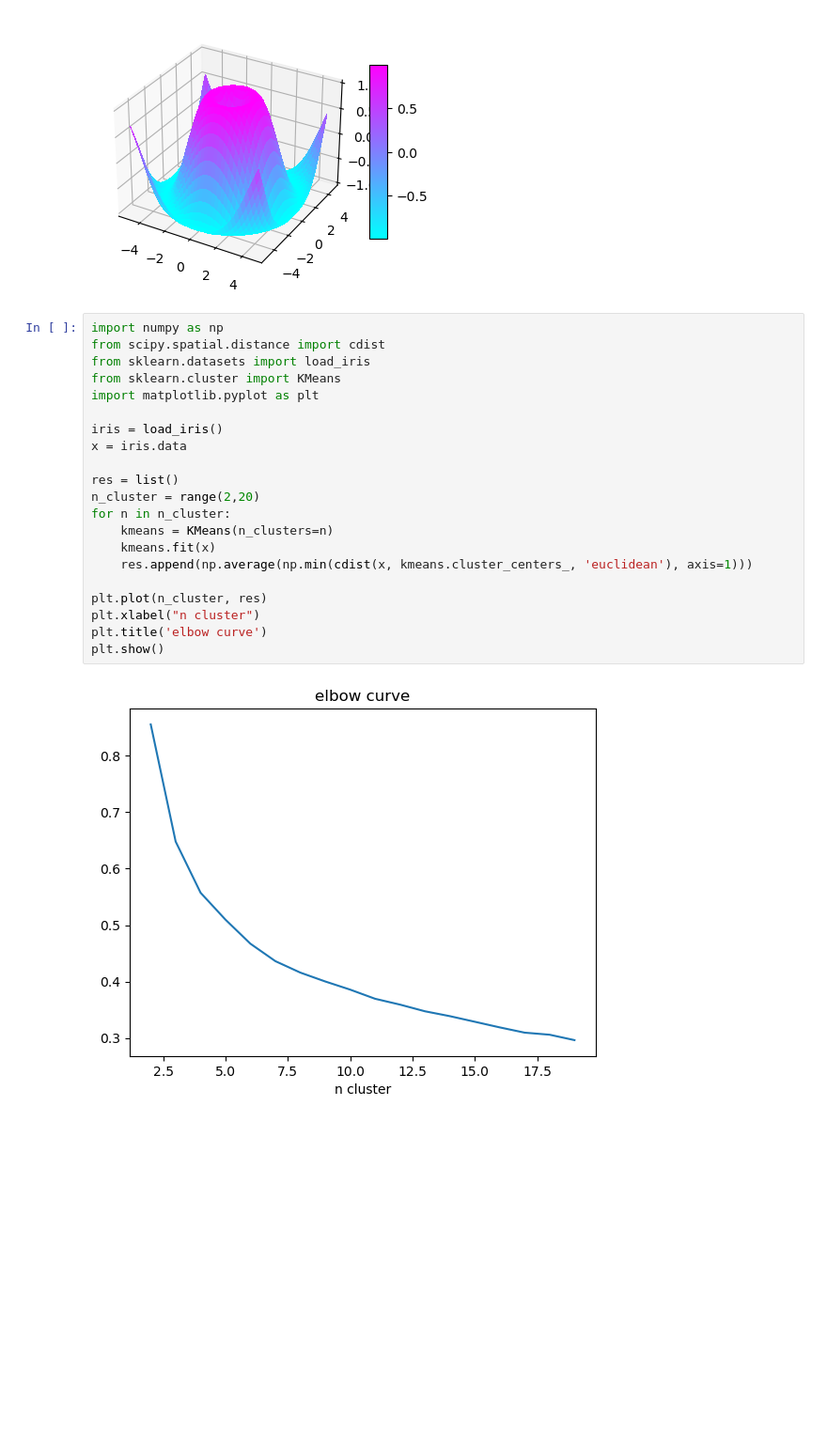
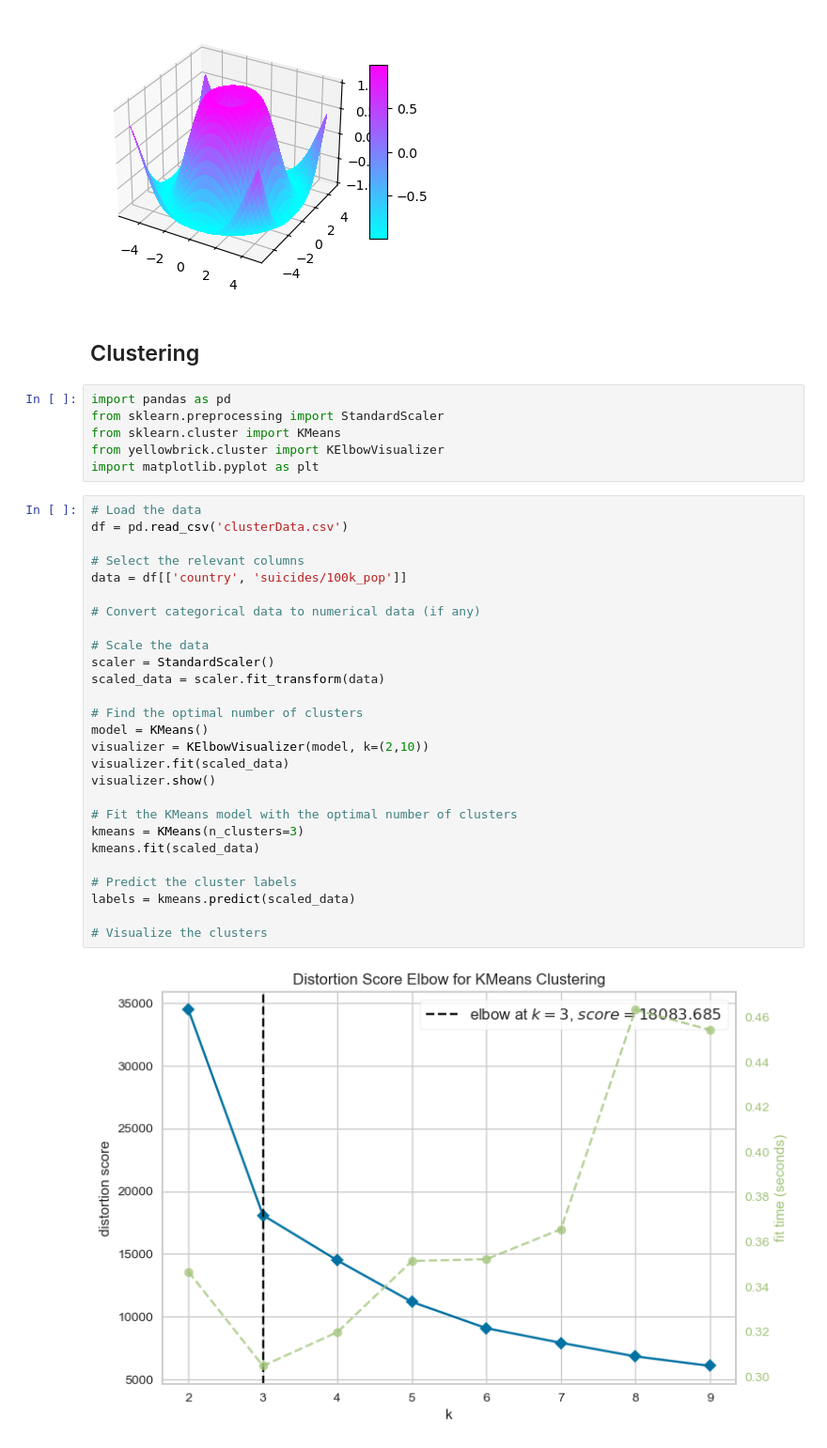
Before and after one commit to Dnezzhello/Suicide-Rates-, a Jupyter notebook: test.ipynb, the cells around one changed output. Shown: that part at 94% size. Cells and saved outputs as stored; diff of their text form; blank space fills up the shorter version.

```diff
--- a/test.ipynb
+++ b/test.ipynb
@@ -220,26 +220,40 @@ fig.colorbar(surf, shrink=0.5, aspect=10)
 plt.show()
 # %% [output]
 [figure]
-# %%
-import numpy as np
-from scipy.spatial.distance import cdist
-from sklearn.datasets import load_iris
-from sklearn.cluster import KMeans
-import matplotlib.pyplot as plt
-
-iris = load_iris()
-x = iris.data
-
-res = list()
-n_cluster = range(2,20)
-for n in n_cluster:
-    kmeans = KMeans(n_clusters=n)
-    kmeans.fit(x)
-    res.append(np.average(np.min(cdist(x, kmeans.cluster_centers_, 'euclidean'), axis=1)))
-
-plt.plot(n_cluster, res)
-plt.xlabel("n cluster")
-plt.title('elbow curve')
-plt.show()
-# %% [output]
-[figure, removed]
+# %% [markdown]
+## Clustering
+# %%
+import pandas as pd
+from sklearn.preprocessing import StandardScaler
+from sklearn.cluster import KMeans
+from yellowbrick.cluster import KElbowVisualizer
+import matplotlib.pyplot as plt
+# %%
+# Load the data
+df = pd.read_csv('clusterData.csv')
+
+# Select the relevant columns
+data = df[['country', 'suicides/100k_pop']]
+
+# Convert categorical data to numerical data (if any)
+
+# Scale the data
+scaler = StandardScaler()
+scaled_data = scaler.fit_transform(data)
+
+# Find the optimal number of clusters
+model = KMeans()
+visualizer = KElbowVisualizer(model, k=(2,10))
+visualizer.fit(scaled_data)
+visualizer.show()
+
+# Fit the KMeans model with the optimal number of clusters
+kmeans = KMeans(n_clusters=3)
+kmeans.fit(scaled_data)
+
+# Predict the cluster labels
+labels = kmeans.predict(scaled_data)
+
+# Visualize the clusters
+# %% [output]
+[figure, added]
```
Also changed, not shown: parts of 17 cells of this notebook, 1 other file.
